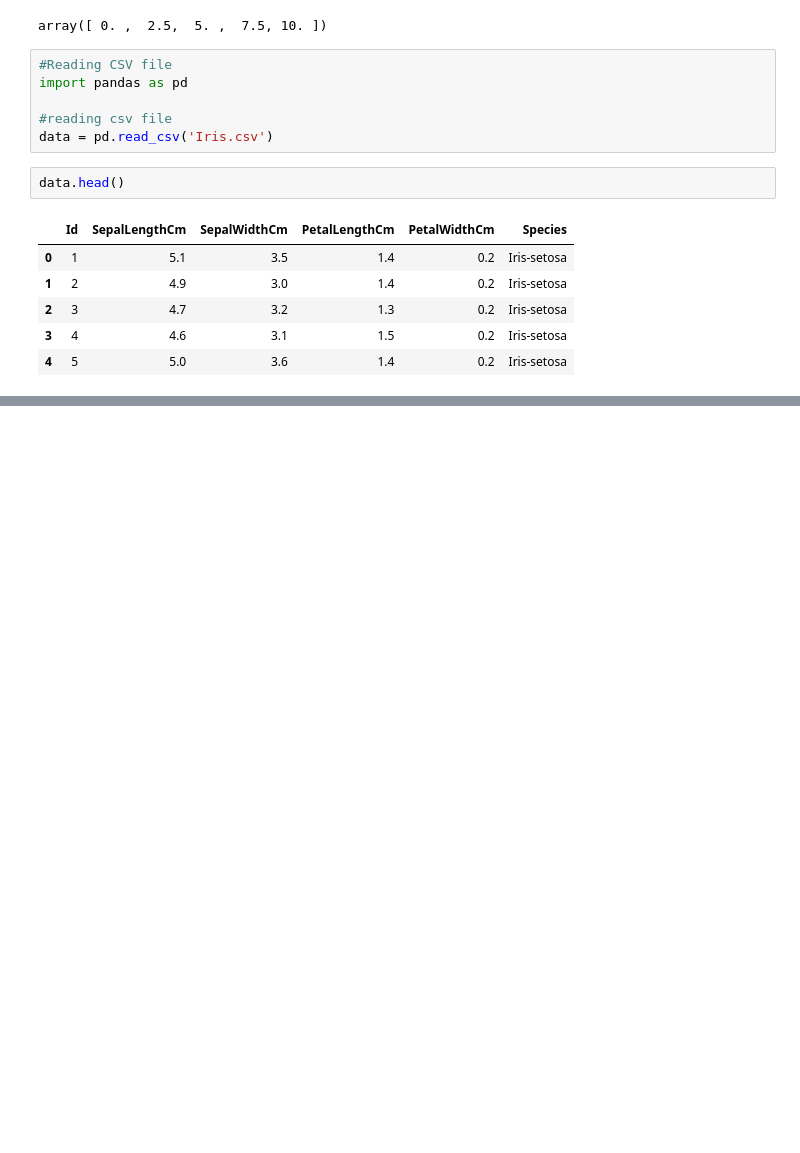
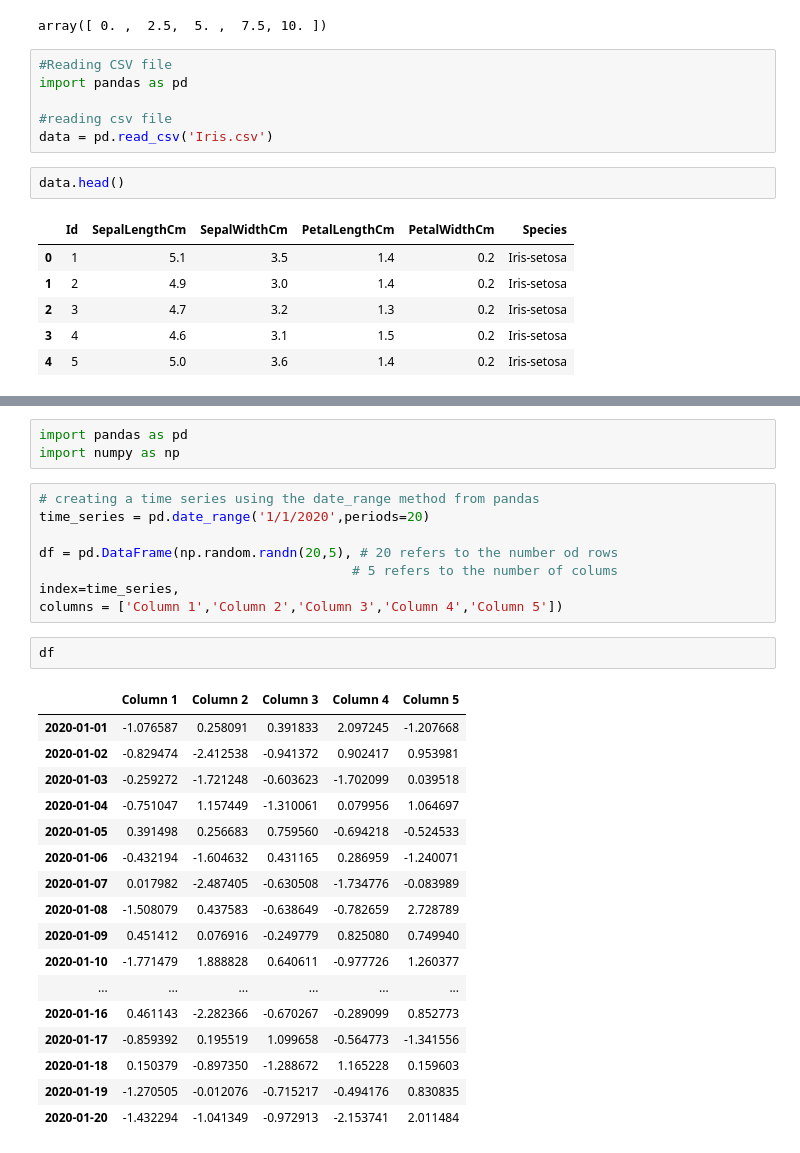
Before and after one commit to ChandimalPriyamantha/Artificial-Intelligence-code-experiments, a Jupyter notebook: Artificial Intelligence/S01-Python-Fundamental.ipynb, the cells around one changed output, grey strips where cells are left out. Saved outputs shown, nothing was run; the diff lists cells and outputs as text; blank space fills up the shorter version.

```diff
--- a/Artificial Intelligence/S01-Python-Fundamental.ipynb
+++ b/Artificial Intelligence/S01-Python-Fundamental.ipynb
@@ -1860,0 +1906,31 @@ data.head()
+# %%
+import pandas as pd
+import numpy as np
+# %%
+# creating a time series using the date_range method from pandas
+time_series = pd.date_range('1/1/2020',periods=20)
+
+df = pd.DataFrame(np.random.randn(20,5), # 20 refers to the number od rows
+                                        # 5 refers to the number of colums
+index=time_series,
+columns = ['Column 1','Column 2','Column 3','Column 4','Column 5'])
+# %%
+df
+# %% [output]
+|  | Column 1 | Column 2 | Column 3 | Column 4 | Column 5 |
+| 2020-01-01 | -1.076587 | 0.258091 | 0.391833 | 2.097245 | -1.207668 |
+| 2020-01-02 | -0.829474 | -2.412538 | -0.941372 | 0.902417 | 0.953981 |
+| 2020-01-03 | -0.259272 | -1.721248 | -0.603623 | -1.702099 | 0.039518 |
+| 2020-01-04 | -0.751047 | 1.157449 | -1.310061 | 0.079956 | 1.064697 |
+| 2020-01-05 | 0.391498 | 0.256683 | 0.759560 | -0.694218 | -0.524533 |
+| 2020-01-06 | -0.432194 | -1.604632 | 0.431165 | 0.286959 | -1.240071 |
+| 2020-01-07 | 0.017982 | -2.487405 | -0.630508 | -1.734776 | -0.083989 |
+| 2020-01-08 | -1.508079 | 0.437583 | -0.638649 | -0.782659 | 2.728789 |
+| 2020-01-09 | 0.451412 | 0.076916 | -0.249779 | 0.825080 | 0.749940 |
+| 2020-01-10 | -1.771479 | 1.888828 | 0.640611 | -0.977726 | 1.260377 |
+| ... | ... | ... | ... | ... | ... |
+| 2020-01-16 | 0.461143 | -2.282366 | -0.670267 | -0.289099 | 0.852773 |
+| 2020-01-17 | -0.859392 | 0.195519 | 1.099658 | -0.564773 | -1.341556 |
+| 2020-01-18 | 0.150379 | -0.897350 | -1.288672 | 1.165228 | 0.159603 |
+| 2020-01-19 | -1.270505 | -0.012076 | -0.715217 | -0.494176 | 0.830835 |
+| 2020-01-20 | -1.432294 | -1.041349 | -0.972913 | -2.153741 | 2.011484 |
```
Also changed, not shown: parts of 47 cells of this notebook, 5 other files.
